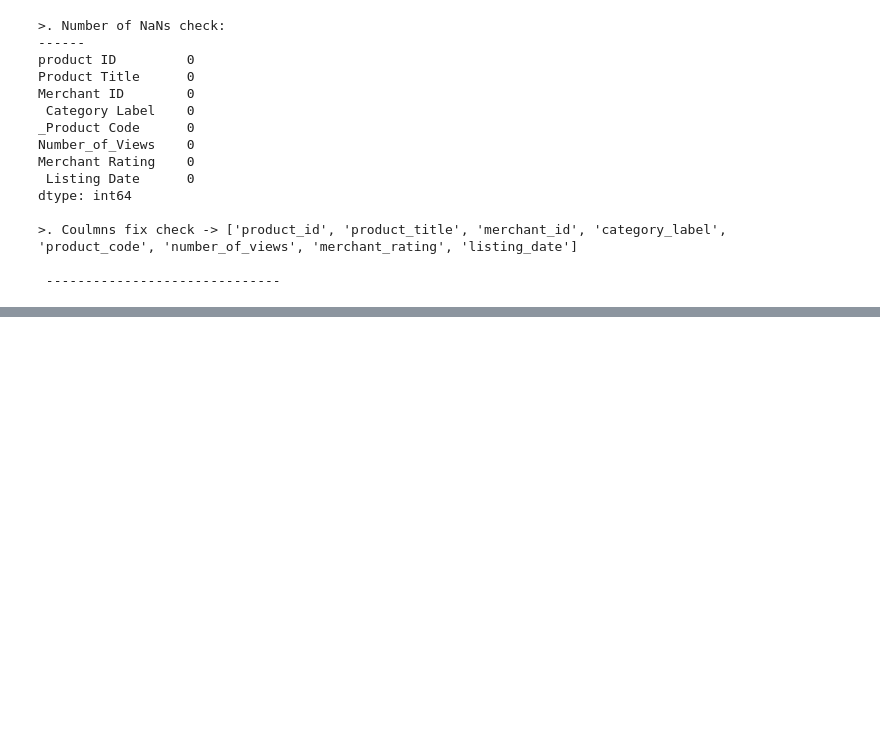
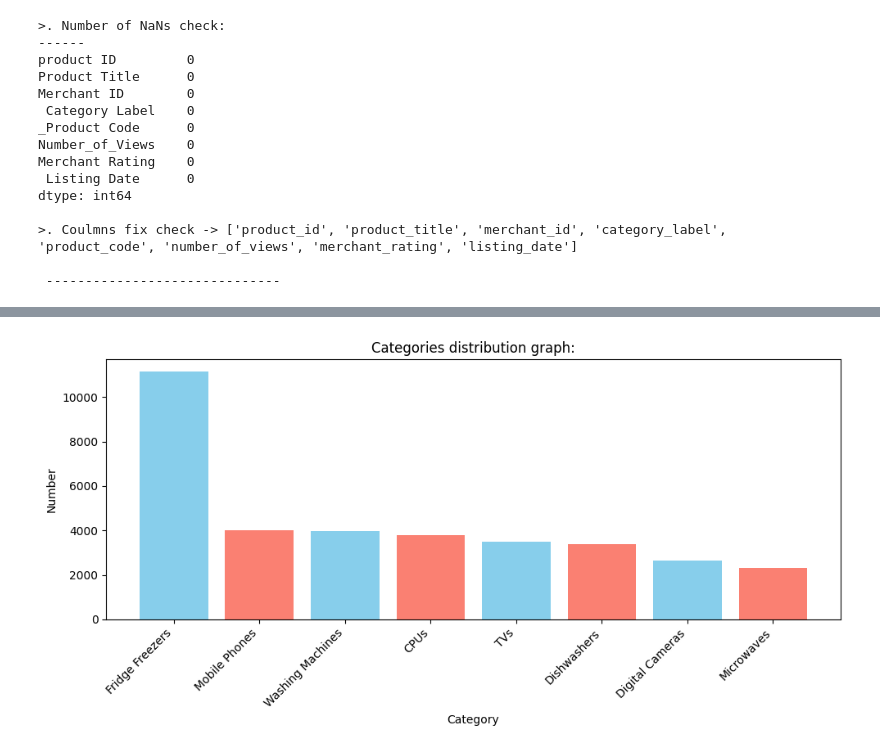
Before and after one commit to d-jlvc/ml-category-prediction, a Jupyter notebook: notebooks/products_data_analysis.ipynb, the cells around one changed output, grey strips where cells are left out. Saved outputs shown, nothing was run; the diff lists cells and outputs as text; code cells hidden in the pictures; blank space fills up the shorter version.

```diff
--- a/notebooks/products_data_analysis.ipynb
+++ b/notebooks/products_data_analysis.ipynb
@@ -142,4 +172,81 @@ dtype: int64
 # -----------------------------------------------
 
 
-#
+# --Removing the columns that has no possible impact on
+#   category clasification of the products:
+
+cleaned_df = cleaned_df.drop(columns=['product_id', 'merchant_id', 'number_of_views', 'merchant_rating', 'listing_date'])
+
+print("\n>. New dataframe: ")
+display(cleaned_df.head(5))
+
+# --Analyzing 'product_code' column to see if it affects 'category_label':
+
+cleaned_df['product_code_prefix'] = cleaned_df['product_code'].str[:2]
+
+# --'category_label' values check:
+
+print("\n>. BFR | ['category_label'] values check:\n------")
+display(cleaned_df['category_label'].value_counts())
+
+# --'category_label' values fix:
+
+category_mapping = {
+    "Fridges": "Fridge Freezers",
+    "fridge": "Fridge Freezers",
+    "Freezers": "Fridge Freezers",
+    "Mobile Phone": "Mobile Phones",
+    "CPU": "CPUs"
+}
+cleaned_df['category_label'] = cleaned_df['category_label'].astype(object).replace(category_mapping).astype('category')
+
+# --'category_label' values re-check:
+
+print("\n>. AFT | ['category_label'] values check:\n------")
+display(cleaned_df['category_label'].value_counts())
+
+# --'category_label' values display:
+
+print("------")
+
+number_of_categories = cleaned_df['category_label'].value_counts()
+
+plt.figure(figsize=(10, 5))
+plt.bar(number_of_categories.index, number_of_categories.values, color=['skyblue', 'salmon'])
+plt.title("Categories distribution graph:")
+plt.xlabel("Category")
+plt.ylabel("Number")
+plt.xticks(rotation=45, ha='right')
+plt.tight_layout()
+plt.show()
+
+print("------")
+
+# --prefix v. category:
+
+prefix_v_category = pd.crosstab(cleaned_df['product_code_prefix'], cleaned_df['category_label'])
+print("\n>. 'product_code' prefix compared to 'category_label':\n------")
+display(prefix_v_category)
+
+print("------")
+
+plt.figure(figsize=(15, 10))
+sns.heatmap(prefix_v_category, annot=True, fmt="d", cmap="YlGnBu")
+plt.title("'product_code' prefix vs 'category_label':")
+plt.xlabel("'category_label'")
+plt.ylabel("'product_code's prefix'")
+plt.tight_layout()
+plt.show()
+
+print("------")
+
+# --removing 'product_code':
+
+cleaned_df = cleaned_df.drop(columns=['product_code', 'product_code_prefix'])
+
+print("\n>. Completed dataframe: ")
+display(cleaned_df.head(5))
+
+
+print("\n", "-" * 30, "\n")
+# %% [output]
@@ -145,0 +290 @@ dtype: int64
+[figure, added]
```
Also changed, not shown: parts of 8 cells of this notebook, 1 other file.
